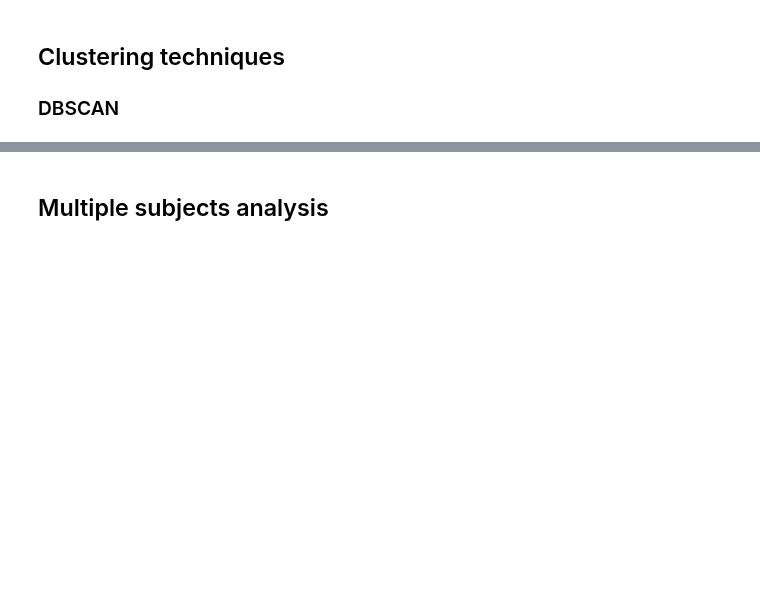
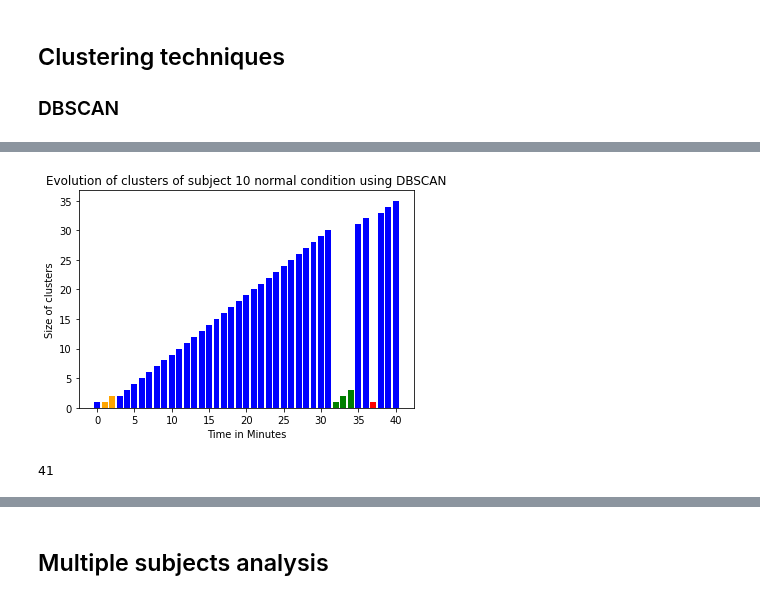
Before and after one commit to fruste/driver-drowsiness, a Jupyter notebook: code/embeddings_analysis.ipynb, the cells around one changed output, grey strips where cells are left out. Cells and saved outputs as stored; diff of their text form; code cells hidden in the pictures; blank space fills up the shorter version.

```diff
--- a/code/embeddings_analysis.ipynb
+++ b/code/embeddings_analysis.ipynb
@@ -128,0 +160,36 @@ print(all_values)
+# %%
+def make_barplot(labels):
+    occurences = {}
+    y_values = []
+
+    all_colors = ['blue', 'orange', 'green', 'red', 'cyan', 'yellow', 'purple', 'olive', 'pink']
+    colors = []
+
+    for lab in labels:
+        if lab in occurences:
+            occurences[lab] += 1
+        else:
+            occurences[lab] = 1
+        y_values.append(occurences[lab])
+        colors.append(all_colors[lab])
+    x_values = range(len(labels))
+
+    plt.bar(x_values, y_values, color=colors)
+    plt.title("Evolution of clusters of subject 10 normal condition using DBSCAN")
+    plt.xlabel("Time in Minutes")
+    plt.ylabel("Size of clusters")
+    plt.savefig("../figures/clusters_evolution_10_norm.jpg")
+    plt.show()
+
+make_barplot(labels)
+# %% [output]
+[figure, added]
+# %%
+from sklearn.manifold import TSNE
+tsne_data = TSNE().fit_transform(np.array(all_embs))
+
+tsne_normal = tsne_data[:norm_len]
+tsne_sleep = tsne_data[norm_len:]
+print(len(tsne_normal))
+# %% [output]
+41
```
Also changed, not shown: parts of 8 cells of this notebook, 7 other files.
